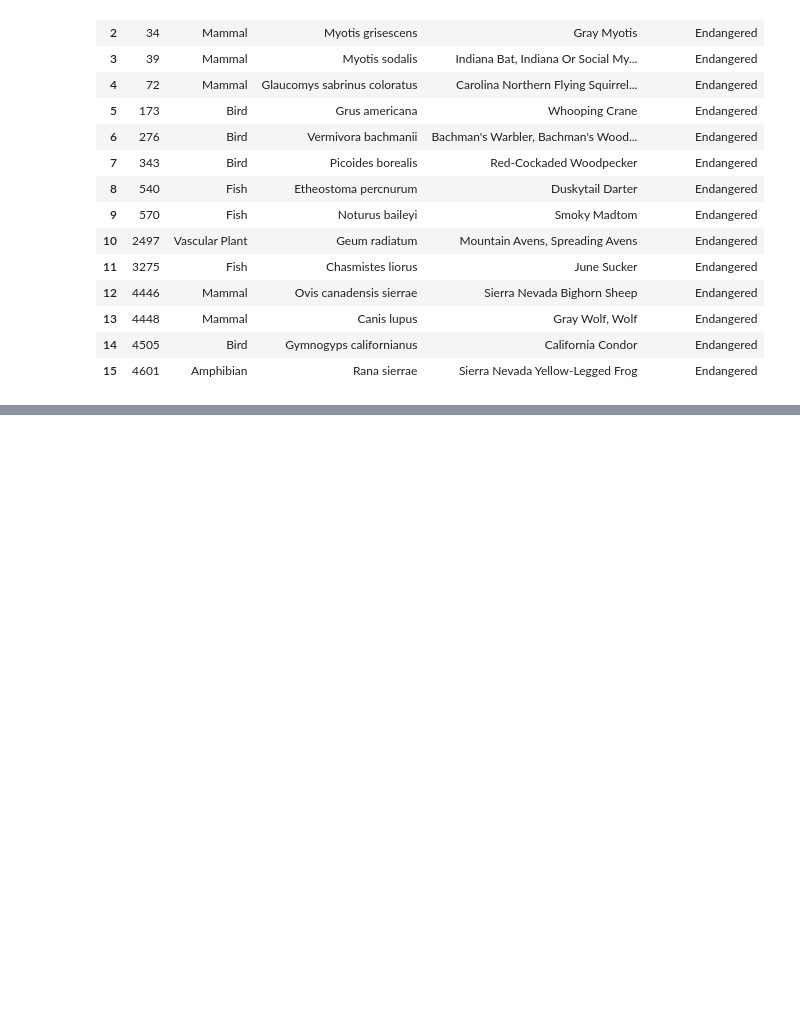
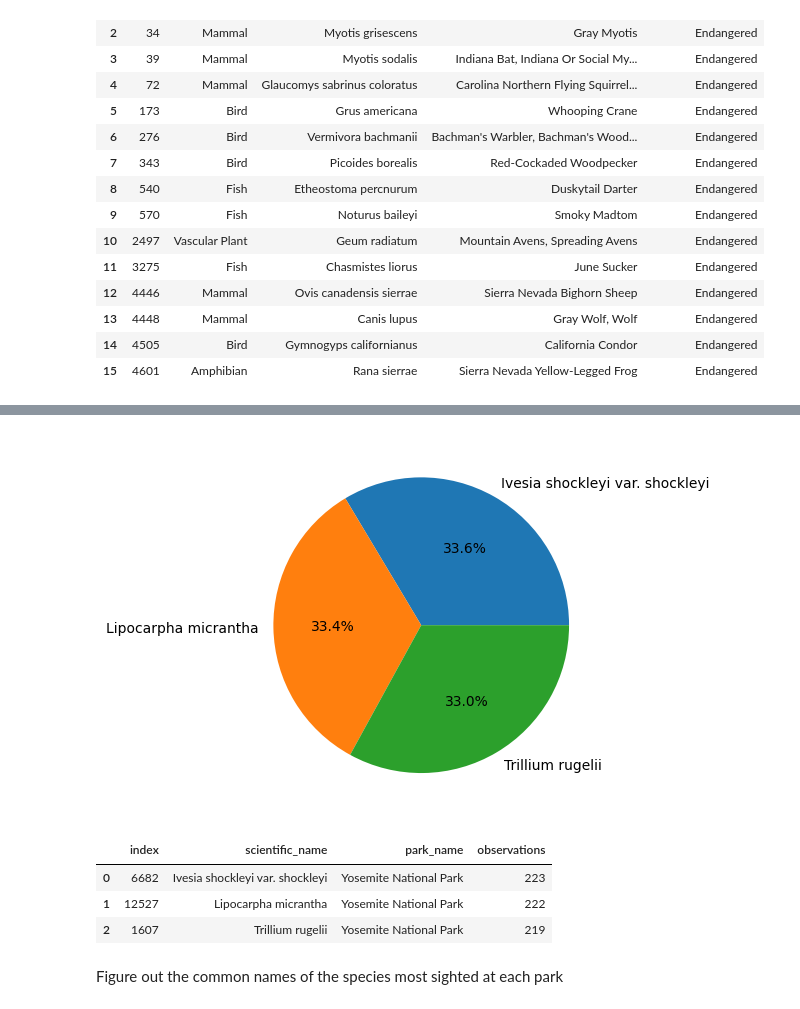
Before and after one commit to bridgetmanu/Data-as-a-Lens---Investigating-Wildlife-Conservation-Patterns, a Jupyter notebook: source code.ipynb, the cells around one changed output, grey strips where cells are left out. Cells and saved outputs as stored; diff of their text form; code cells hidden in the pictures; blank space fills up the shorter version.

```diff
--- a/source code.ipynb
+++ b/source code.ipynb
@@ -116,0 +130,32 @@ Cannis Lupus (Grey Wolf) are more likely to be endangered
+# %%
+sql1 = sqlite3.connect("observations.db")
+data1.to_sql("observations", sql1, if_exists = "replace")
+con = sql1.cursor()
+
+def sqlquery(park):
+    obs = pd.read_sql_query("SELECT * FROM observations where park_name = '" + park + "' order by observations DESC  limit 3", sql1)
+    obs3 = pd.DataFrame(obs)
+    top_5 = obs3['observations']
+    top_5.plot(kind='pie', autopct='%1.1f%%', labels=obs3['scientific_name'])
+    plt.ylabel("") # removes the column heading from the pie chart
+    plt.show()
+    return obs3
+
+sqlquery(park="Yosemite National Park")
+sqlquery(park="Bryce National Park")
+sqlquery(park="Great Smoky Mountains National Park")
+sqlquery(park="Yellowstone National Park")
+
+
+# Yosemite National Park
+# Bryce National Park
+# Great Smoky Mountains National Park
+# Yellowstone National Park
+# %% [output]
+[figure, added]
+|  | index | scientific_name | park_name | observations |
+| 0 | 6682 | Ivesia shockleyi var. shockleyi | Yosemite National Park | 223 |
+| 1 | 12527 | Lipocarpha micrantha | Yosemite National Park | 222 |
+| 2 | 1607 | Trillium rugelii | Yosemite National Park | 219 |
+# %% [markdown]
+Figure out the common names of the species most sighted at each park
```
Also changed, not shown: parts of 9 cells of this notebook.
